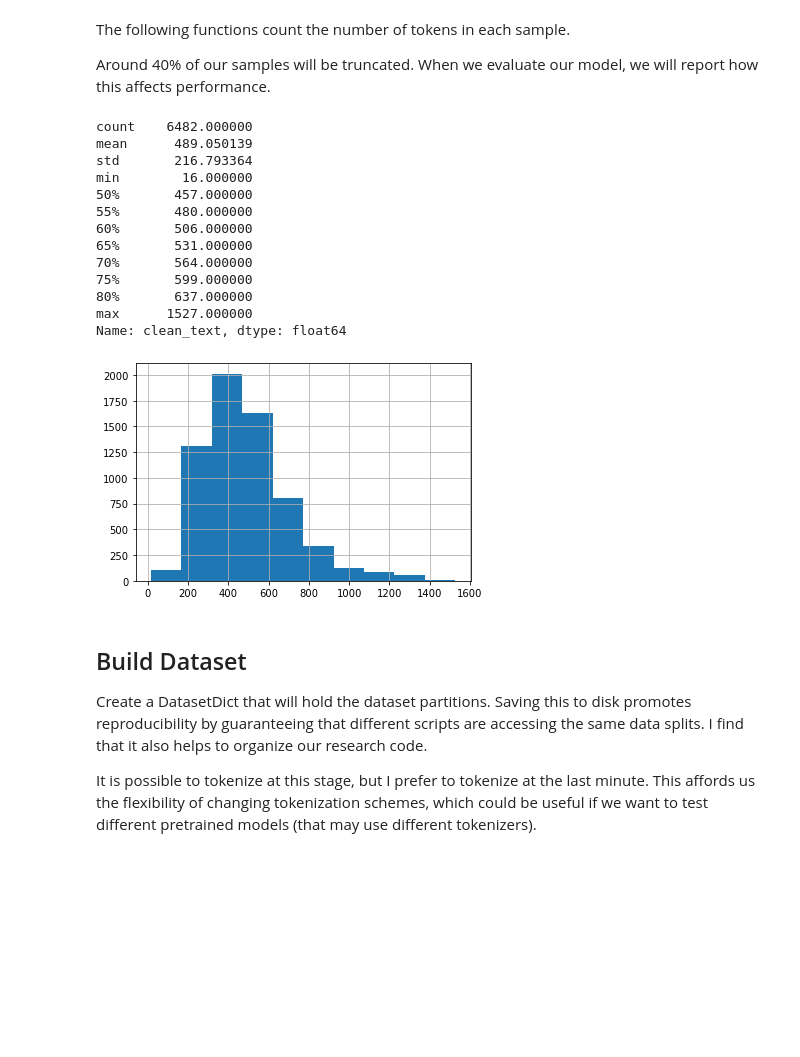
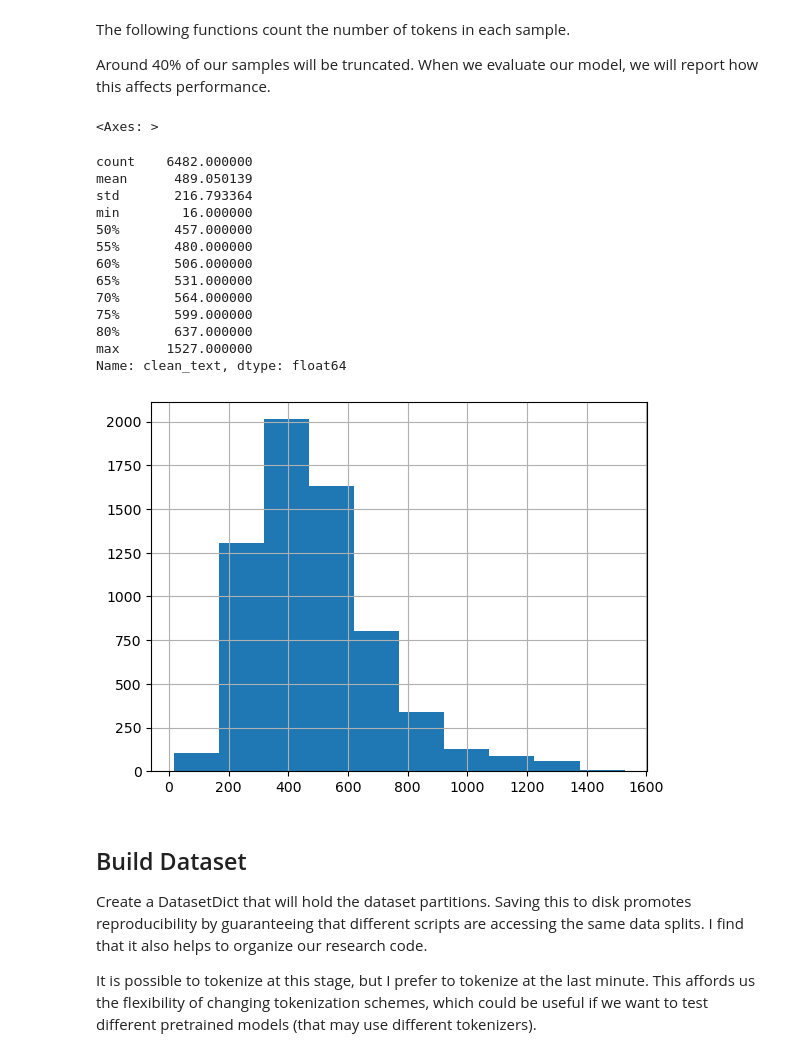
Before and after one commit to learlab/cfa-transformers, a Jupyter notebook: src/1-partition-data.ipynb, the cells around one changed output. Saved outputs shown, nothing was run; the diff lists cells and outputs as text; code cells hidden in the pictures; blank space fills up the shorter version.

```diff
--- a/src/1-partition-data.ipynb
+++ b/src/1-partition-data.ipynb
@@ -79,30 +63,26 @@ The following functions count the number of tokens in each sample.
 
 Around 40% of our samples will be truncated. When we evaluate our model, we will report how this affects performance.
 # %%
-# Import library that helps us work with arrays
 import numpy as np
+input_ids.str.len().describe(percentiles=np.arange(.5, .8, step=.05))
 
-# Print out descriptive statistics about the number of tokens in each text
-input_ids.str.len().describe(percentiles=np.arange(.5, .8, step=.05))
+display(input_ids.str.len().hist())
 # %% [output]
-count    6482.000000
-mean      489.050139
-std       216.793364
-min        16.000000
-50%       457.000000
-55%       480.000000
-60%       506.000000
-65%       531.000000
-70%       564.000000
-75%       599.000000
-80%       637.000000
-max      1527.000000
-Name: clean_text, dtype: float64
+<Axes: >
+count    6482.000000
+mean      489.050139
+std       216.793364
+min        16.000000
+50%       457.000000
+55%       480.000000
+60%       506.000000
+65%       531.000000
+70%       564.000000
+75%       599.000000
+80%       637.000000
+max      1527.000000
+Name: clean_text, dtype: float64
+[figure, added]
-# %%
-# Display histogram showing the number of tokens in each text
-input_ids.str.len().hist();
-# %% [output]
-[figure, removed]
 # %% [markdown]
 ## Build Dataset
 
```
Also changed, not shown: parts of 9 cells of this notebook, 3 other files.
